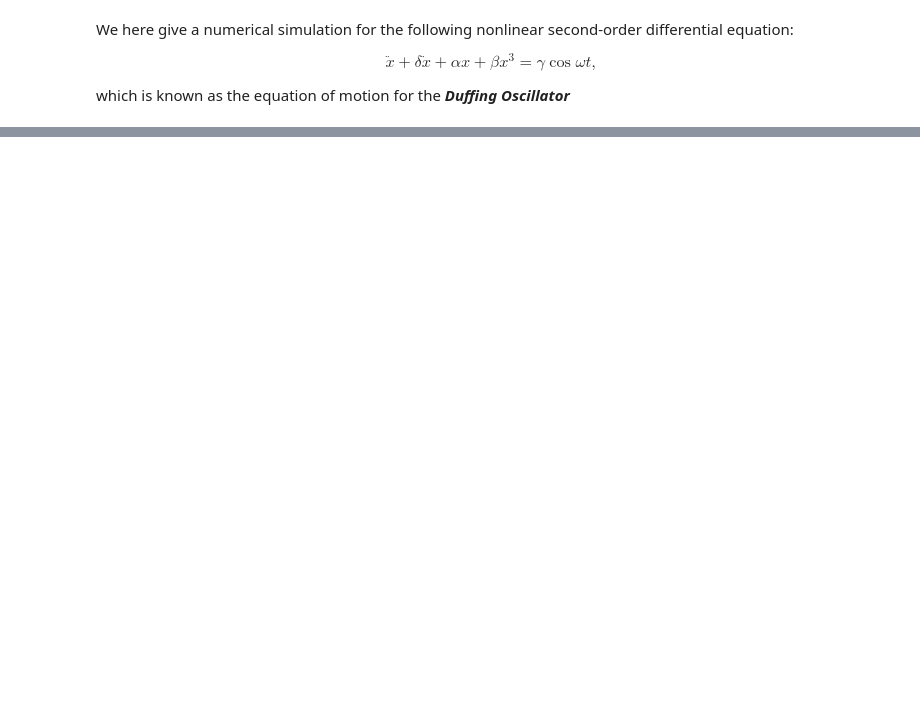
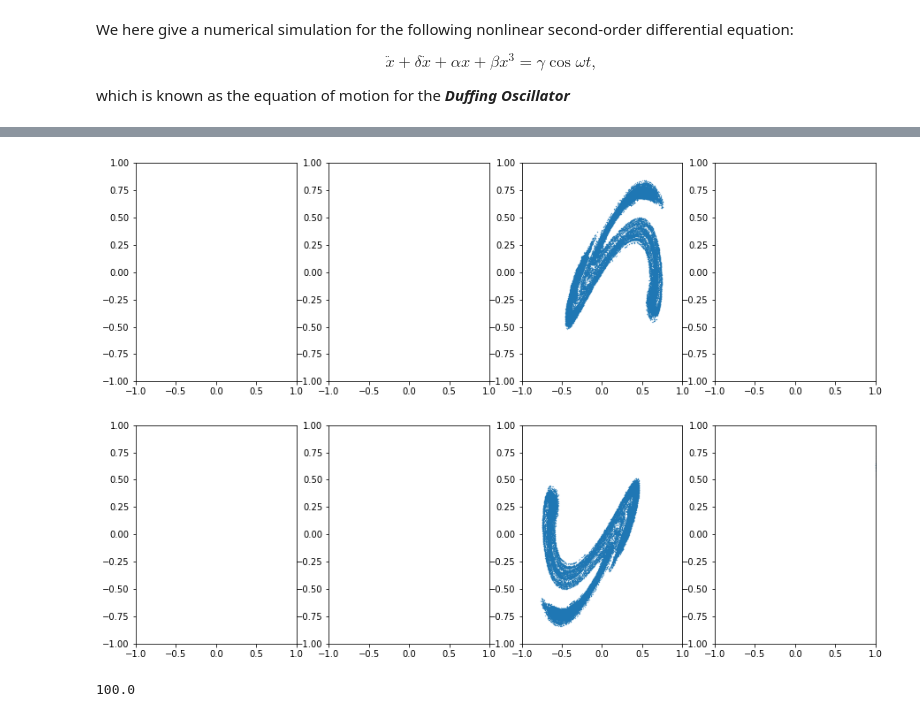
Before and after one commit to jarndejong/numerical_pendulum, a Jupyter notebook: Duffing_oscillator.ipynb, the cells around one changed output, grey strips where cells are left out. Saved outputs shown, nothing was run; the diff lists cells and outputs as text; code cells hidden in the pictures; blank space fills up the shorter version.

```diff
--- a/Duffing_oscillator.ipynb
+++ b/Duffing_oscillator.ipynb
@@ -74,0 +66,33 @@ T
+# %%
+poincareplot_offset = 2 # Number of driving periods after to start keeping track
+n_subplots = 8
+poincarephases = [x/n_subplots for x in range(n_subplots)]
+poincare_points_x = []
+poincare_points_v = []
+for poincarephase in poincarephases:
+    poincare_points_x.append([y_all[0,int((x+poincarephase)*T_drive/dt)] for x in range(poincareplot_offset,total_osc)])
+    poincare_points_v.append([y_all[1,int((x+poincarephase)*T_drive/dt)] for x in range(poincareplot_offset,total_osc)])
+# %%
+fig1 = plt.figure(figsize = (15,10))
+for i in range(n_subplots):
+    ax = fig1.add_subplot(2,4,i+1,xlim=[-1,1],ylim=[-1,1])
+    plt.scatter(poincare_points_x[i],poincare_points_v[i],s = 0.05, marker = 'o')
+# %% [output]
+[figure, added]
+# %%
+def get_poincare(y_all,phase,offset,cutoff):
+    x = [y_all[0,int((x+phase)*T_drive/dt)] for x in range(offset,cutoff)]
+    v = [y_all[1,int((x+phase)*T_drive/dt)] for x in range(offset,cutoff)]
+    return x,v
+
+def draw_poincare(fig,x,v,phase = 0,xlim=[-2,2],ylim=[-1.5,1.5]):
+    ax = fig1.add_subplot(1,1,1,xlim,ylim)
+    plt.scatter(x,v,s = 0.05, marker = 'o')
+    return x,v
+
+def draw_poincare_subplot(fig,x,v,nrow,ncol,index,phase = 0, xlim=[2,2],ylim=[-1.5,1.5]):
+    ax = fig1.add_subplot(nrow,ncol,index,xlim,ylim)
+    plt.scatter(x,v,s = 0.05, marker = 'o')
+    return x,v
+# %% [output]
+100.0
```
Also changed, not shown: parts of 9 cells of this notebook, 2 other files.
